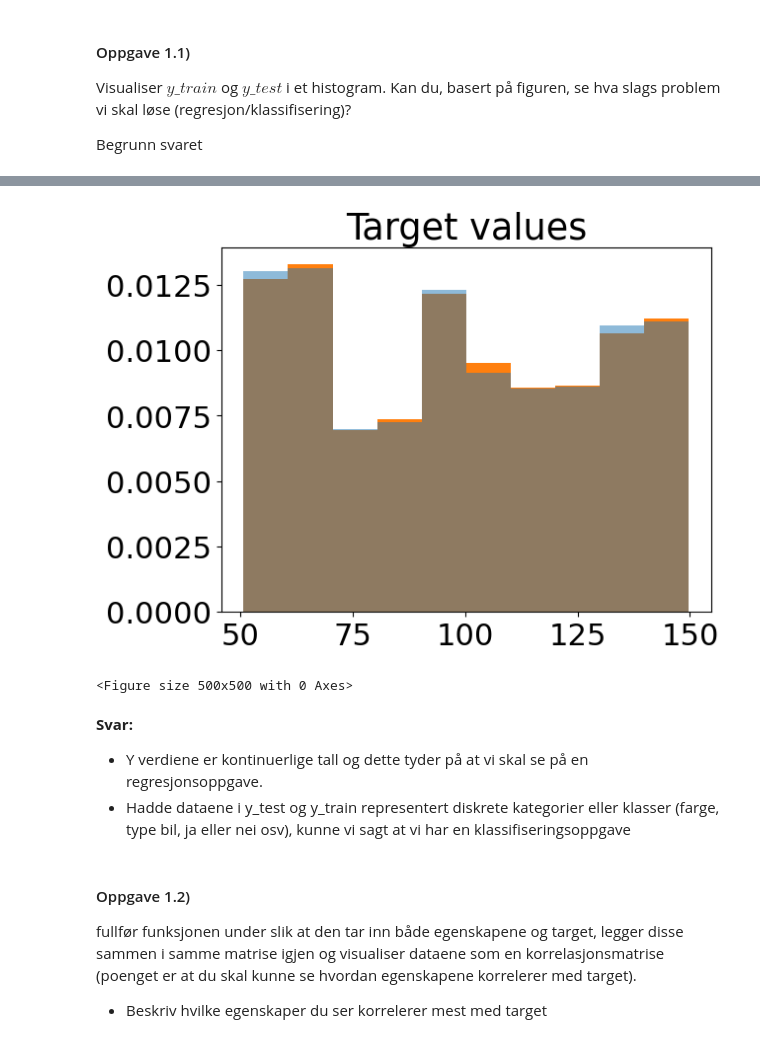
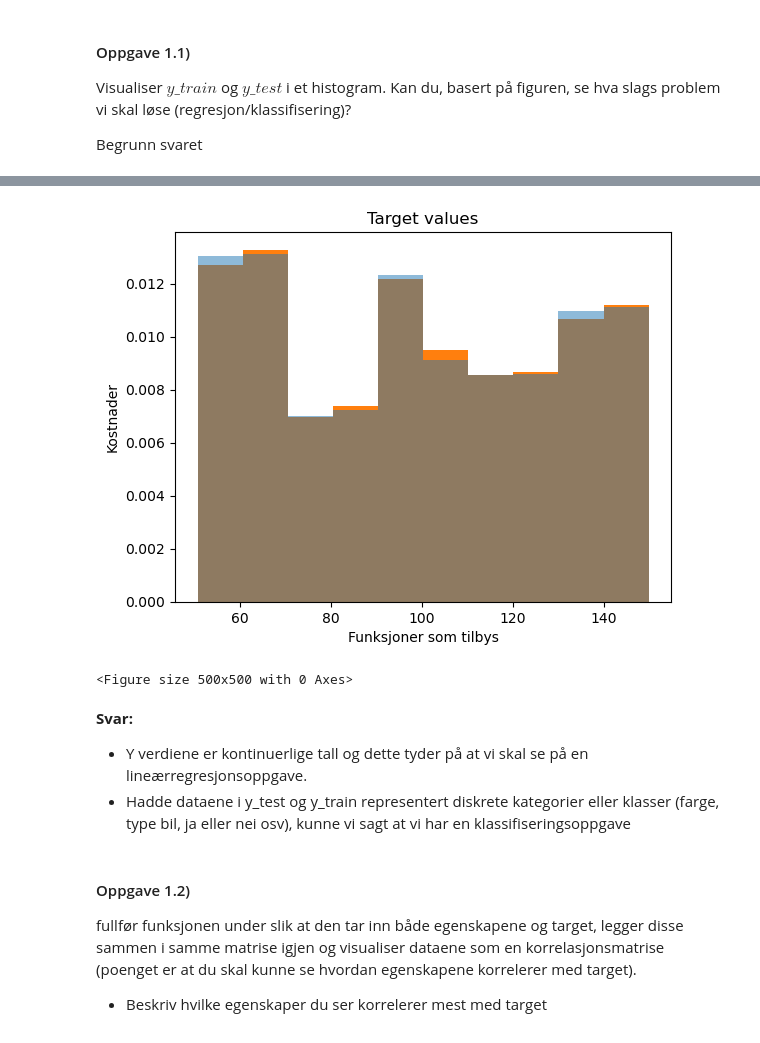
Before and after one commit to Bsingstad/DMBA-ML, a Jupyter notebook: Oblig 2/Oppgave 1.ipynb, the cells around one changed output, grey strips where cells are left out. Cells and saved outputs as stored; diff of their text form; code cells hidden in the pictures.

```diff
--- a/Oblig 2/Oppgave 1.ipynb
+++ b/Oblig 2/Oppgave 1.ipynb
@@ -53,16 +33,18 @@ Name: cost, Length: 12841, dtype: float64
 # %%
 plt.title("Target values")
 plt.hist(y_train, density=True, color="C1", label="train")
 plt.hist(y_test, density=True, color="C0", alpha=0.5, label="test")
+plt.xlabel("Funksjoner som tilbys")
+plt.ylabel("Kostnader")
 plt.figure(figsize=(5,5))
 plt.show()
 # %% [output]
-[figure, old version]
+[figure, new version]
 <Figure size 500x500 with 0 Axes>
 # %% [markdown]
 **Svar:**
 
-* Y verdiene er kontinuerlige tall og dette tyder på at vi skal se på en regresjonsoppgave.
+* Y verdiene er kontinuerlige tall og dette tyder på at vi skal se på en lineærregresjonsoppgave.
 * Hadde dataene i y_test og y_train representert diskrete kategorier eller klasser (farge, type bil, ja eller nei osv), kunne vi sagt at vi har en klassifiseringsoppgave
 # %% [markdown]
 #### Oppgave 1.2)
```
Also changed, not shown: parts of 8 cells of this notebook, 6 other files.
